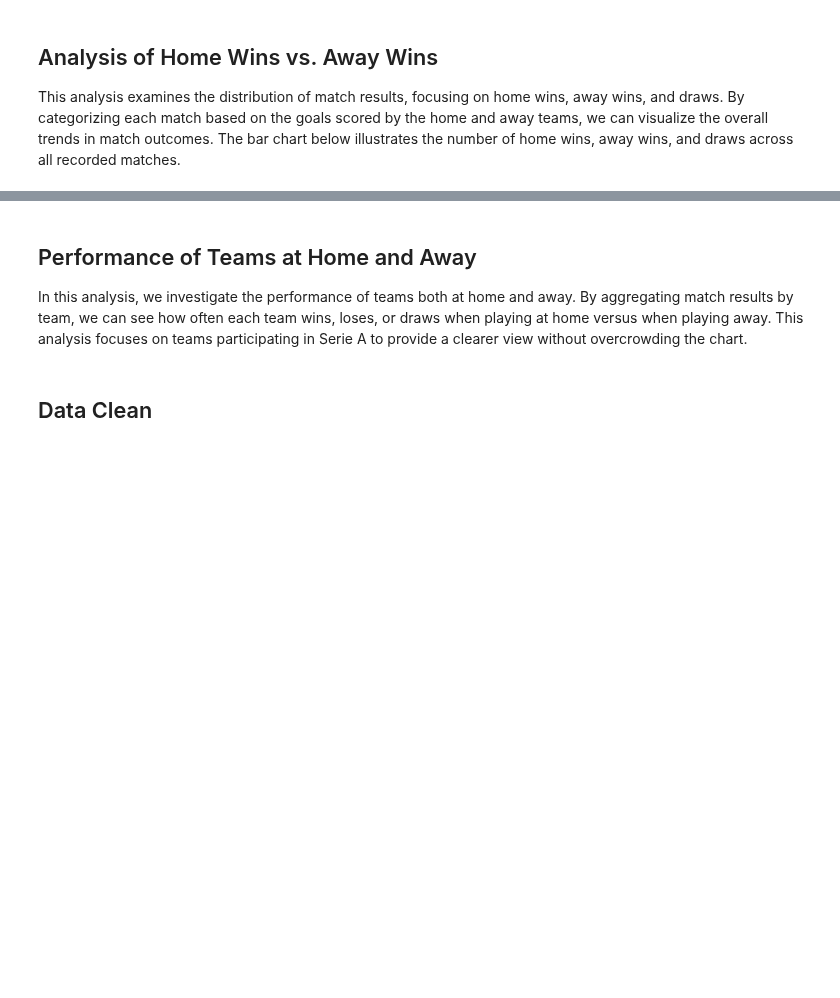
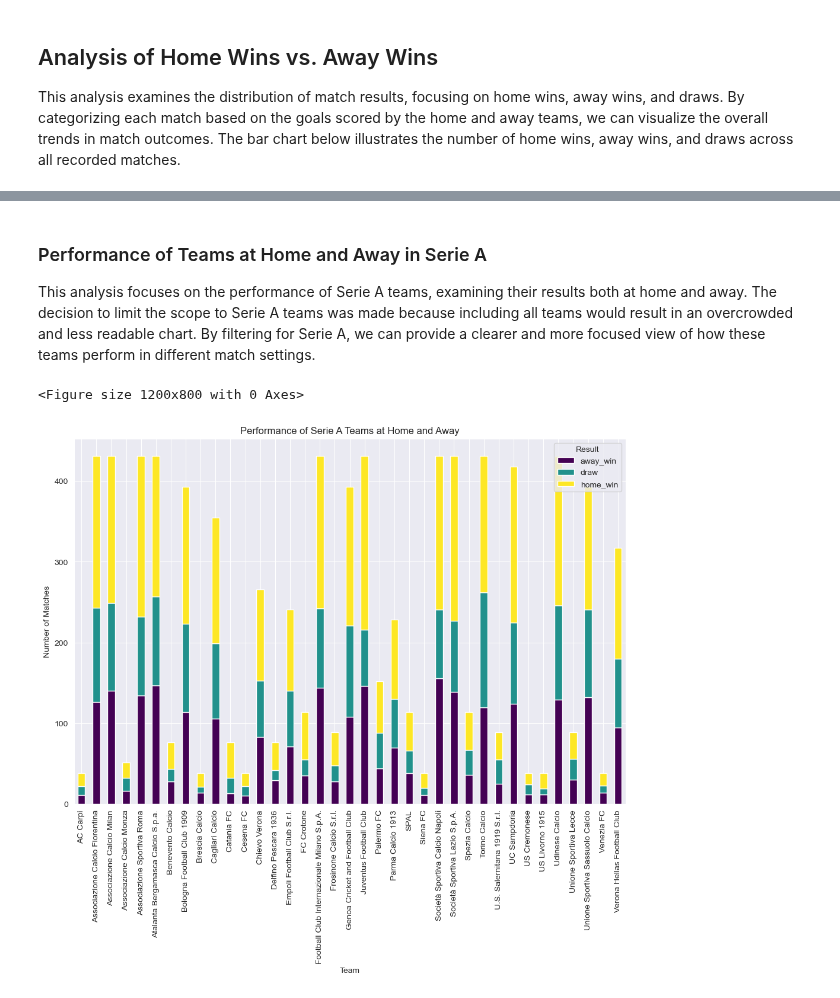
Before and after one commit to BonincontroL/IumTweb_project, a Jupyter notebook: solution/DataAnalysis/JupyterNotebooks/games.ipynb, the cells around one changed output, grey strips where cells are left out. Cells and saved outputs as stored; diff of their text form; code cells hidden in the pictures; blank space fills up the shorter version.

Commit message:
Update games

```diff
--- a/solution/DataAnalysis/JupyterNotebooks/games.ipynb
+++ b/solution/DataAnalysis/JupyterNotebooks/games.ipynb
@@ -195,7 +195,31 @@ Passing `palette` without assigning `hue` is deprecated and will be removed in v
 [figure]
 # %% [markdown]
-## Performance of Teams at Home and Away
+### Performance of Teams at Home and Away in Serie A
 
-In this analysis, we investigate the performance of teams both at home and away. By aggregating match results by team, we can see how often each team wins, loses, or draws when playing at home versus when playing away. This analysis focuses on teams participating in Serie A to provide a clearer view without overcrowding the chart.
+
+This analysis focuses on the performance of Serie A teams, examining their results both at home and away. The decision to limit the scope to Serie A teams was made because including all teams would result in an overcrowded and less readable chart. By filtering for Serie A, we can provide a clearer and more focused view of how these teams perform in different match settings.
-# %% [markdown]
-## Data Clean
+# %%
+
+# Filtra solo le squadre della Serie A
+serie_a_teams = games_df_result[games_df_result['competition_id'] == 'IT1']
+
+# Raggruppa per squadra di casa e risultato
+home_results = serie_a_teams.groupby(['home_club_name', 'result']).size().unstack(fill_value=0)
+
+# Raggruppa per squadra in trasferta e risultato
+away_results = serie_a_teams.groupby(['away_club_name', 'result']).size().unstack(fill_value=0)
+
+# Unisci i risultati di casa e trasferta
+team_results = home_results.add(away_results, fill_value=0).fillna(0)
+
+# Grafico delle prestazioni delle squadre in casa e in trasferta
+plt.figure(figsize=(12, 8))
+team_results.plot(kind='bar', stacked=True, figsize=(12, 8), colormap='viridis')
+plt.title('Performance of Serie A Teams at Home and Away')
+plt.xlabel('Team')
+plt.ylabel('Number of Matches')
+plt.legend(title='Result')
+plt.show()
+# %% [output]
+<Figure size 1200x800 with 0 Axes>
+[figure, added]
```
Also changed, not shown: parts of 4 cells of this notebook.
